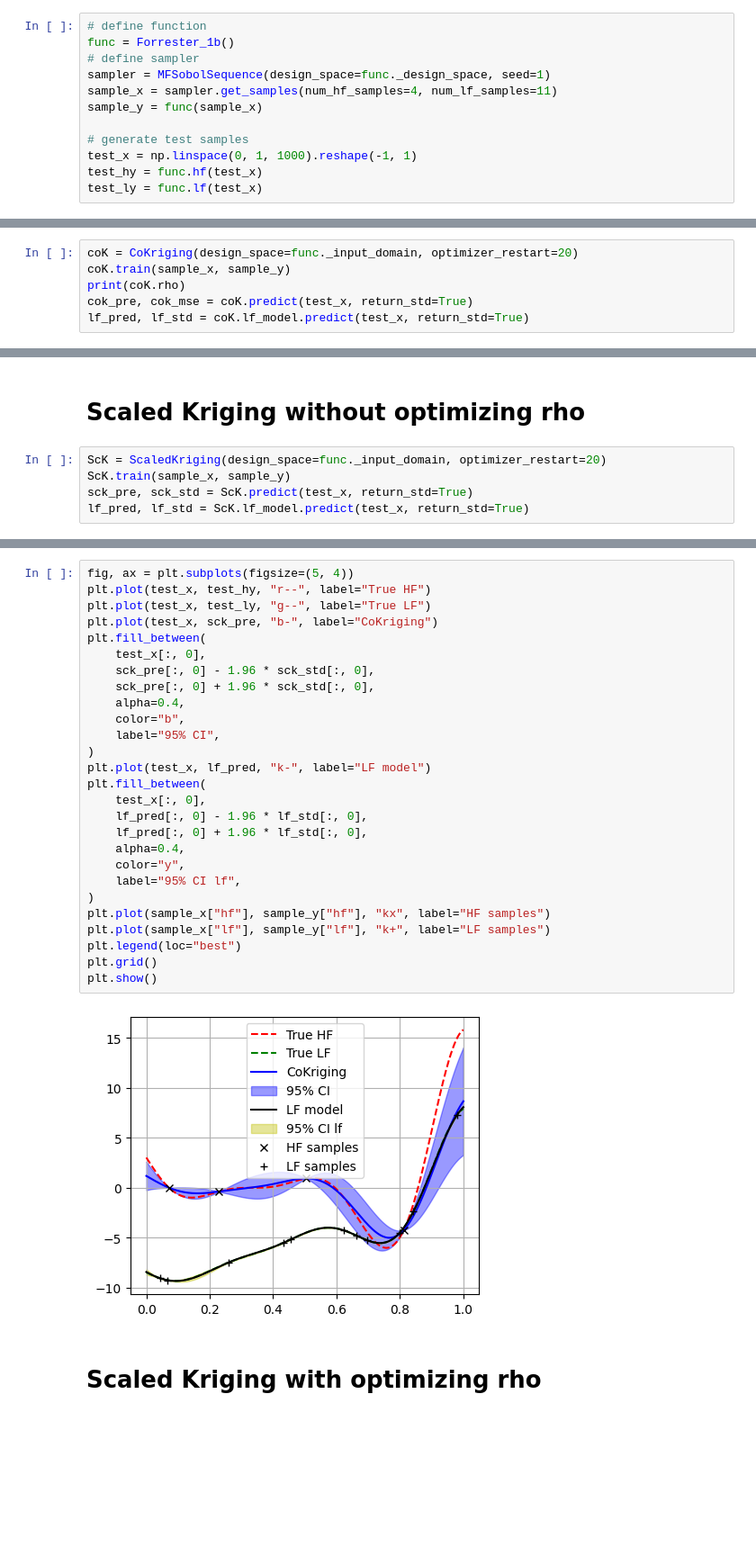
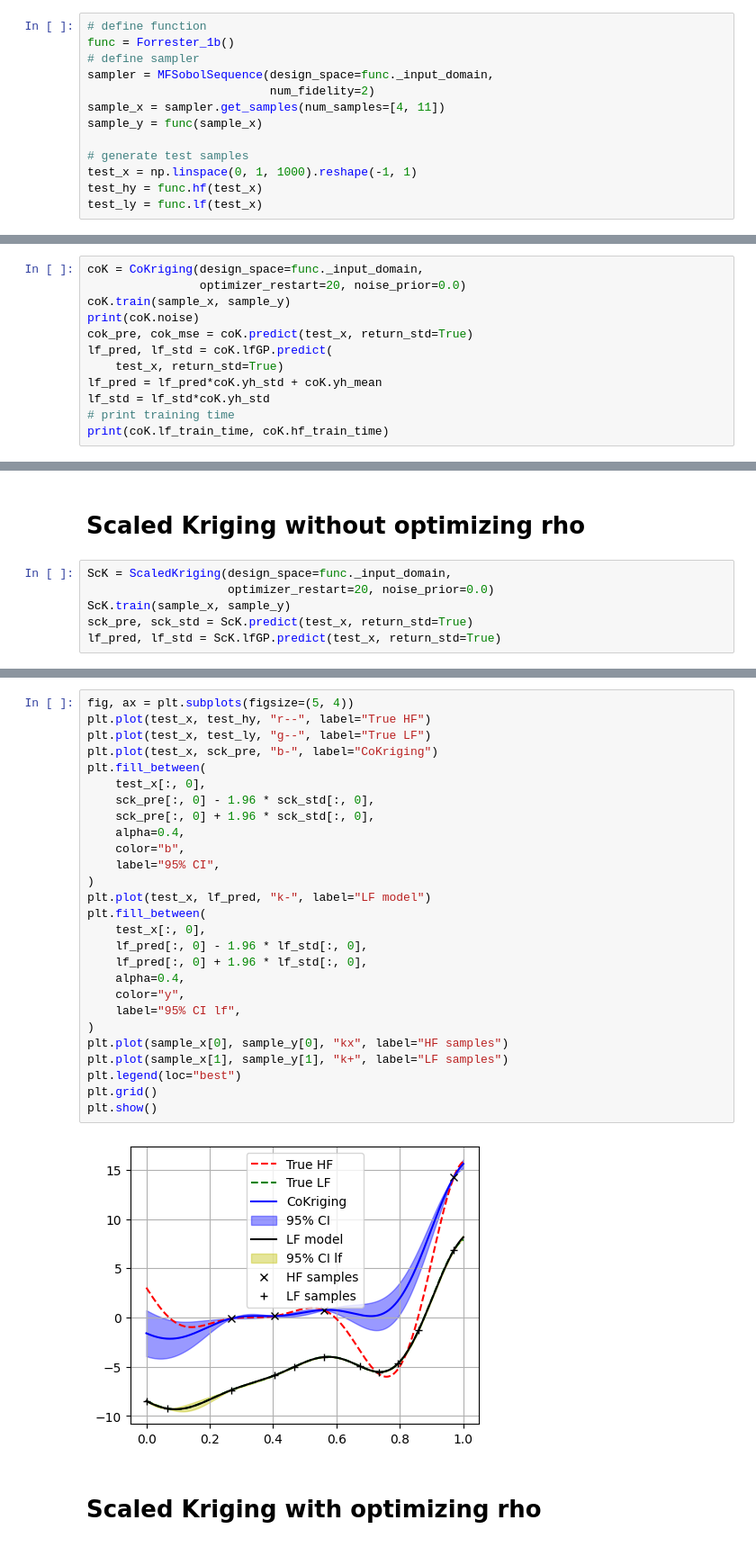
Before and after one commit to JiaxiangYi96/mfpml, a Jupyter notebook: tutorials/mf_kriging.ipynb, the cells around one changed output, grey strips where cells are left out. Shown at 90% size. Drawn from its saved outputs; the diff is of its cells as text; blank space fills up the shorter version.

Commit message:
new version with noisy multi-fidelity methods

```diff
--- a/tutorials/mf_kriging.ipynb
+++ b/tutorials/mf_kriging.ipynb
@@ -18,8 +18,9 @@ from mfpml.problems.multifidelity_functions import Forrester_1b
 # define function
 func = Forrester_1b()
 # define sampler
-sampler = MFSobolSequence(design_space=func._design_space, seed=1)
-sample_x = sampler.get_samples(num_hf_samples=4, num_lf_samples=11)
+sampler = MFSobolSequence(design_space=func._input_domain,
+                          num_fidelity=2)
+sample_x = sampler.get_samples(num_samples=[4, 11])
 sample_y = func(sample_x)
 
 # generate test samples
@@ -29,9 +30,15 @@ test_ly = func.lf(test_x)
 # %% [markdown]
 # Co-Kriging model
 # %%
-coK = CoKriging(design_space=func._input_domain, optimizer_restart=20)
+coK = CoKriging(design_space=func._input_domain,
+                optimizer_restart=20, noise_prior=0.0)
 coK.train(sample_x, sample_y)
-print(coK.rho)
+print(coK.noise)
 cok_pre, cok_mse = coK.predict(test_x, return_std=True)
-lf_pred, lf_std = coK.lf_model.predict(test_x, return_std=True)
+lf_pred, lf_std = coK.lfGP.predict(
+    test_x, return_std=True)
+lf_pred = lf_pred*coK.yh_std + coK.yh_mean
+lf_std = lf_std*coK.yh_std
+# print training time
+print(coK.lf_train_time, coK.hf_train_time)
 # %% [output]
@@ -68,7 +76,8 @@ plt.show()
 # %% [markdown]
 # Scaled Kriging without optimizing rho
 # %%
-ScK = ScaledKriging(design_space=func._input_domain, optimizer_restart=20)
+ScK = ScaledKriging(design_space=func._input_domain,
+                    optimizer_restart=20, noise_prior=0.0)
 ScK.train(sample_x, sample_y)
 sck_pre, sck_std = ScK.predict(test_x, return_std=True)
-lf_pred, lf_std = ScK.lf_model.predict(test_x, return_std=True)
+lf_pred, lf_std = ScK.lfGP.predict(test_x, return_std=True)
@@ -75,32 +87,32 @@ lf_pred, lf_std = ScK.lf_model.predict(test_x, return_std=True)
 # %%
 fig, ax = plt.subplots(figsize=(5, 4))
 plt.plot(test_x, test_hy, "r--", label="True HF")
 plt.plot(test_x, test_ly, "g--", label="True LF")
 plt.plot(test_x, sck_pre, "b-", label="CoKriging")
 plt.fill_between(
     test_x[:, 0],
     sck_pre[:, 0] - 1.96 * sck_std[:, 0],
     sck_pre[:, 0] + 1.96 * sck_std[:, 0],
     alpha=0.4,
     color="b",
     label="95% CI",
 )
 plt.plot(test_x, lf_pred, "k-", label="LF model")
 plt.fill_between(
     test_x[:, 0],
     lf_pred[:, 0] - 1.96 * lf_std[:, 0],
     lf_pred[:, 0] + 1.96 * lf_std[:, 0],
     alpha=0.4,
     color="y",
     label="95% CI lf",
 )
-plt.plot(sample_x["hf"], sample_y["hf"], "kx", label="HF samples")
-plt.plot(sample_x["lf"], sample_y["lf"], "k+", label="LF samples")
+plt.plot(sample_x[0], sample_y[0], "kx", label="HF samples")
+plt.plot(sample_x[1], sample_y[1], "k+", label="LF samples")
 plt.legend(loc="best")
 plt.grid()
 plt.show()
 # %% [output]
-[figure, old version]
+[figure, new version]
 # %% [markdown]
 # Scaled Kriging with optimizing rho
 # %%
```
Also changed, not shown: parts of 9 cells of this notebook, 25 other files.
